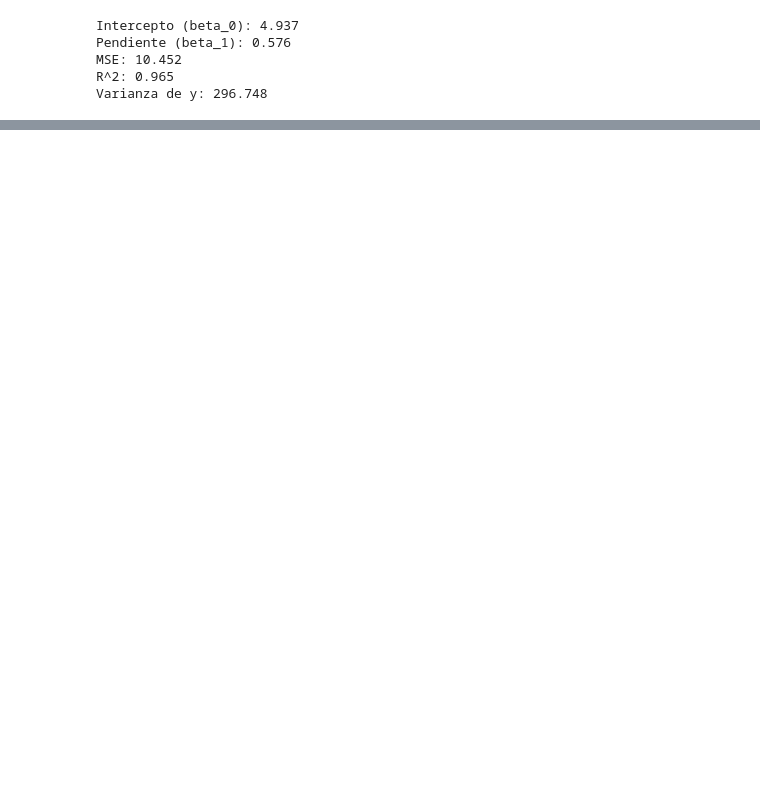
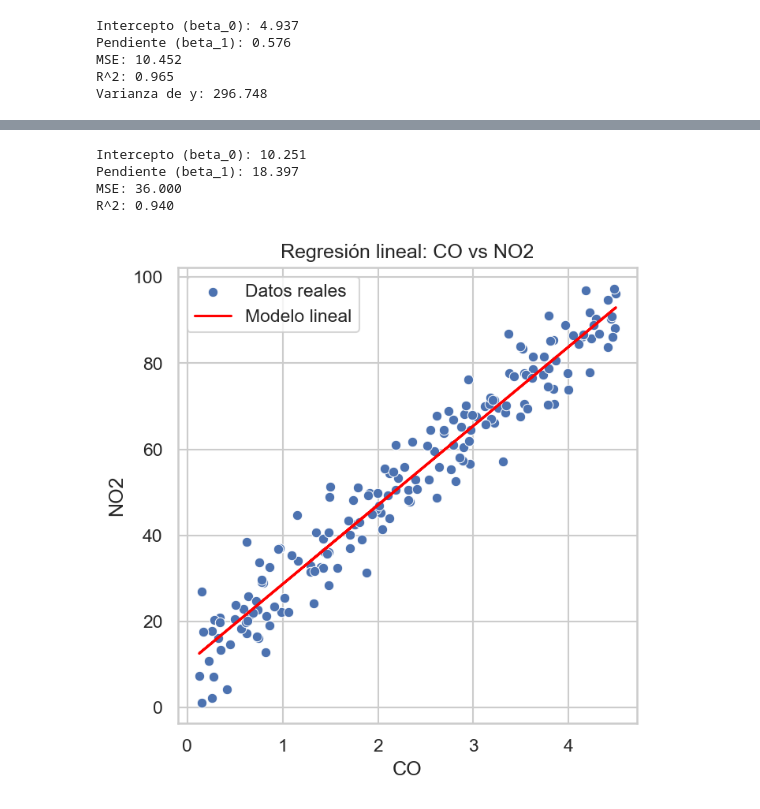
Before and after one commit to DanyQJ/Servicio_social, a Jupyter notebook: notebooks/005_Introduccion_al_Machine__learning.ipynb, the cells around one changed output, grey strips where cells are left out. Cells and saved outputs as stored; diff of their text form; code cells hidden in the pictures; blank space fills up the shorter version.

```diff
--- a/notebooks/005_Introduccion_al_Machine__learning.ipynb
+++ b/notebooks/005_Introduccion_al_Machine__learning.ipynb
@@ -286,0 +339,40 @@ plt.show()
+# %%
+# Simulamos niveles de CO entre 0.1 y 4.5 usando una distribución uniforme.
+co = rng.uniform(0.1, 4.5, n)
+
+# Generamos la variable dependiente (Target / y) basándonos en una fórmula real
+no2 = 12 + 18 * co + rng.normal(0, 6, n)
+
+# Creamos el DataFrame (Estructura de datos)
+df_no2 = pd.DataFrame({"CO": co, "NO2": no2})
+
+x2 = df_no2[["CO"]] # 'x2' es un DataFrame de una sola columna (CO) que representa la variable independiente.
+y2 = df_no2["NO2"] # 'y2' es una Serie que representa la variable dependiente (NO2) que queremos predecir a partir de CO.
+
+modelo_lin2 = LinearRegression()
+modelo_lin2.fit(x2, y2)
+y2_pred = modelo_lin2.predict(x2)
+
+mse2 = mean_squared_error(y2, y2_pred)
+r22 = r2_score(y2, y2_pred)
+
+print(f"Intercepto (beta_0): {modelo_lin2.intercept_:.3f}")
+print(f"Pendiente (beta_1): {modelo_lin2.coef_[0]:.3f}")
+print(f"MSE: {mse2:.3f}")
+print(f"R^2: {r22:.3f}")
+# %% [output]
+Intercepto (beta_0): 10.251
+Pendiente (beta_1): 18.397
+MSE: 36.000
+R^2: 0.940
+# %%
+# Visualización de la relación entre CO y NO2 con el modelo de regresión lineal
+plt.figure(figsize=(5, 5), dpi=150)
+sns.scatterplot(x="CO", y="NO2", data=df_no2, label="Datos reales")
+plt.plot(x2, y2_pred, color="red", label="Modelo lineal")
+plt.title("Regresión lineal: CO vs NO2")
+plt.legend()
+plt.grid(True)
+plt.show()
+# %% [output]
+[figure, added]
```
Also changed, not shown: parts of 31 cells of this notebook.
